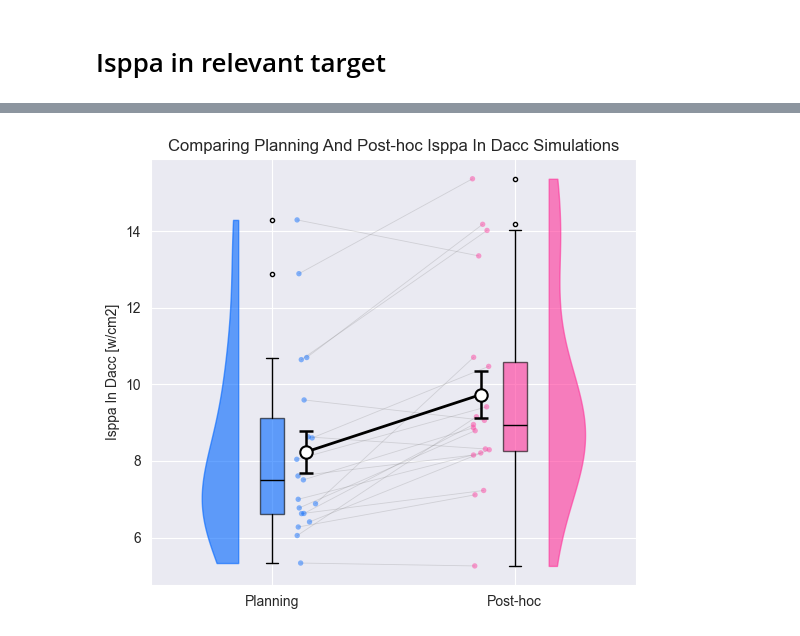
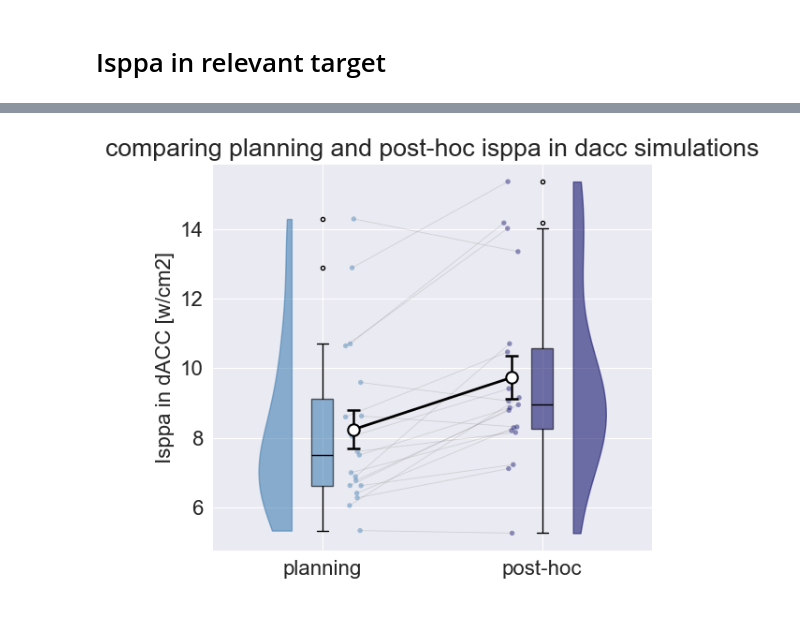
Before and after one commit to KTZ228/phd_1_analysis, a Jupyter notebook: acoustic_simulations/simulation_results.ipynb, the cells around one changed output, grey strips where cells are left out. Saved outputs shown, nothing was run; the diff lists cells and outputs as text; code cells hidden in the pictures.

```diff
--- a/acoustic_simulations/simulation_results.ipynb
+++ b/acoustic_simulations/simulation_results.ipynb
@@ -126,27 +132,29 @@ utils.plotting_functions.paired_raincloud(
 # %%
 simulation_results_dataframe_filtered = simulation_results_dataframe.loc[simulation_results_dataframe['target'].str.contains('target_2')]
 
 # Single-pass aggregation & reshape
 simulation_results_pivoted = (
     simulation_results_dataframe_filtered
     .pivot_table(
         index=['subject', 'target'],
         columns='condition',
         values='Isppa',
         aggfunc='mean'
     )
     .reset_index()
 )
 simulation_results_pivoted = simulation_results_pivoted.rename_axis(None, axis=1)
 
 # Plot the two groups using a raincloud plot
 utils.plotting_functions.paired_raincloud(
     simulation_results_pivoted,
     columns=['planning','post-hoc'],
     flip=['left','right'],
+    colours=['steelblue','midnightblue'],
     output_dir=plot_dir,
-    ylabel_name='Isppa in dacc [w/cm2]',
-    plot_name='comparing planning and post-hoc isppa in dacc simulations'
+    ylabel_name='Isppa in dACC [w/cm2]',
+    plot_name='comparing planning and post-hoc isppa in dacc simulations',
+    font_scale=1.6
 );
 # %% [output]
-[figure, old version]
+[figure, new version]
```
Also changed, not shown: parts of 3 cells of this notebook, 2 other files.
